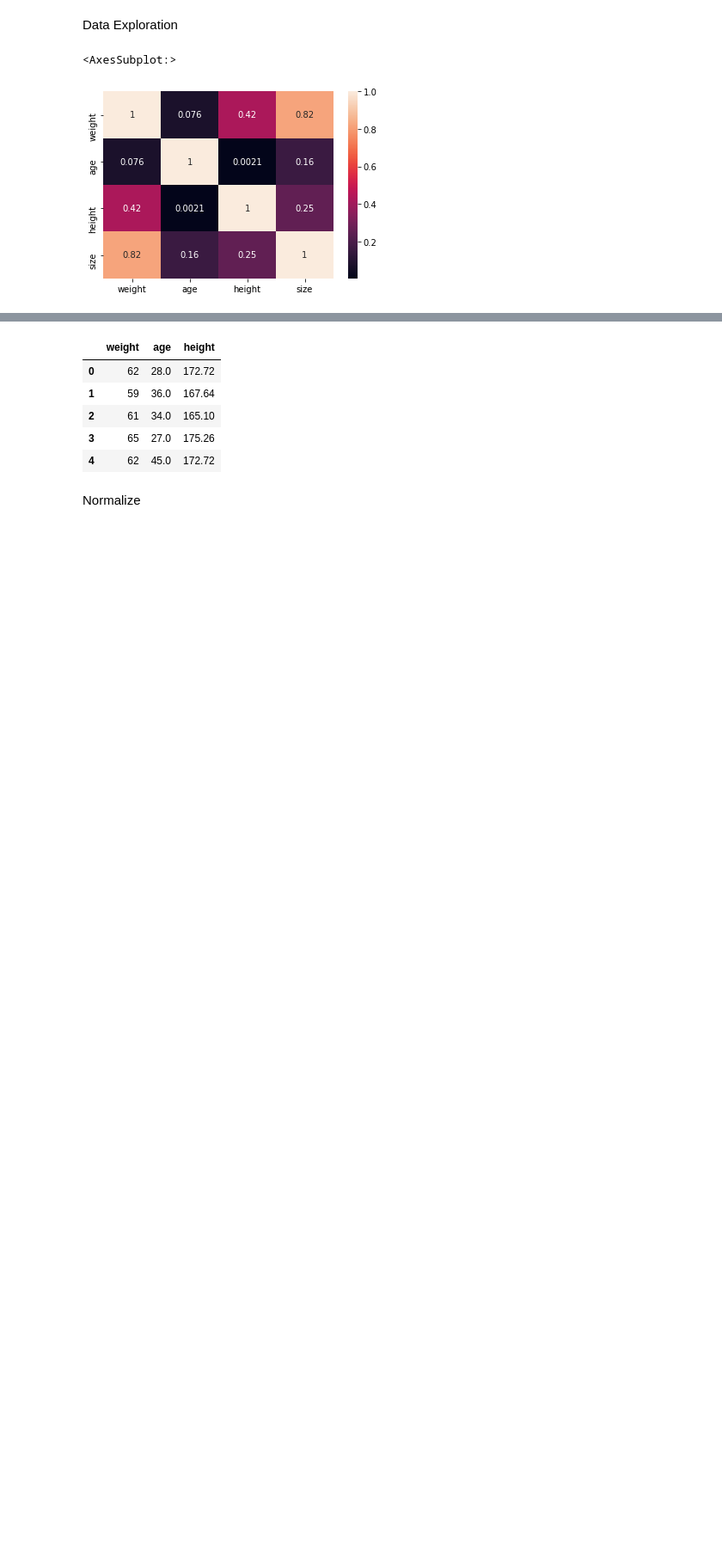
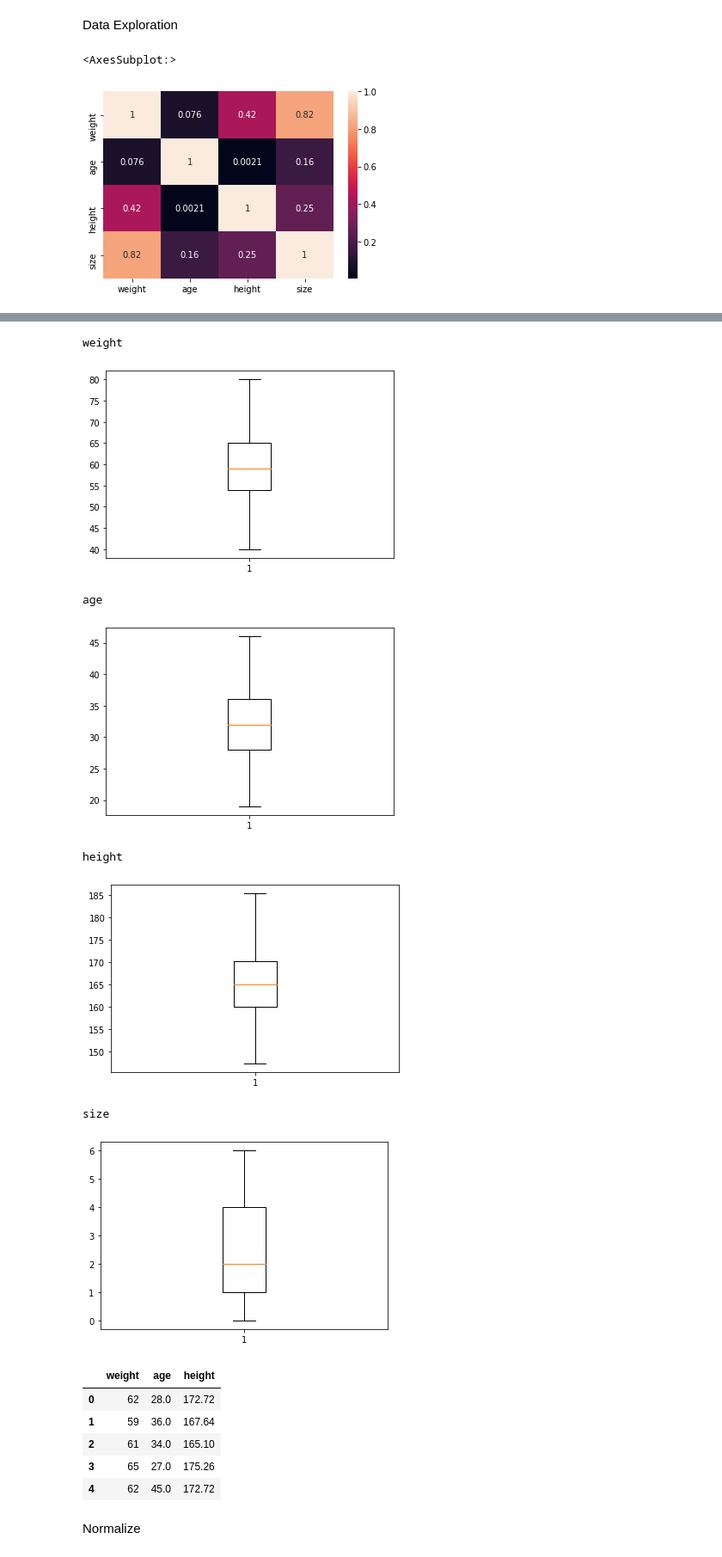
Before and after one commit to Prash8830/ML-Projects, a Jupyter notebook: cloth_size/cloth_size_pred.ipynb, the cells around one changed output, grey strips where cells are left out. Shown: that part at 86% size. Drawn from its saved outputs; the diff is of its cells as text; code cells hidden in the pictures; blank space fills up the shorter version.

Commit message:
remove outliers from height and weight

```diff
--- a/cloth_size/cloth_size_pred.ipynb
+++ b/cloth_size/cloth_size_pred.ipynb
@@ -122,3 +124,22 @@ sns.heatmap(data[['weight','age','height','size']].corr(), annot=True )
+# %%
+q1 = data.quantile(0.25)
+q3 = data.quantile(0.75)
+iqr = (q3-q1)*1.5
+data = data[~((data<(q1-iqr))|(data>(q3+iqr))).any(axis=1)]
+# %%
+for i in data.columns:
+    print(i)
+    plt.boxplot(data[i])
+    plt.show()
+# %% [output]
+weight
+[figure, added]
+age
+[figure, added]
+height
+[figure, added]
+size
+[figure, added]
 # %%
 x = data.drop('size',axis=1)
 y = data['size']
```
Also changed, not shown: parts of 6 cells of this notebook.
